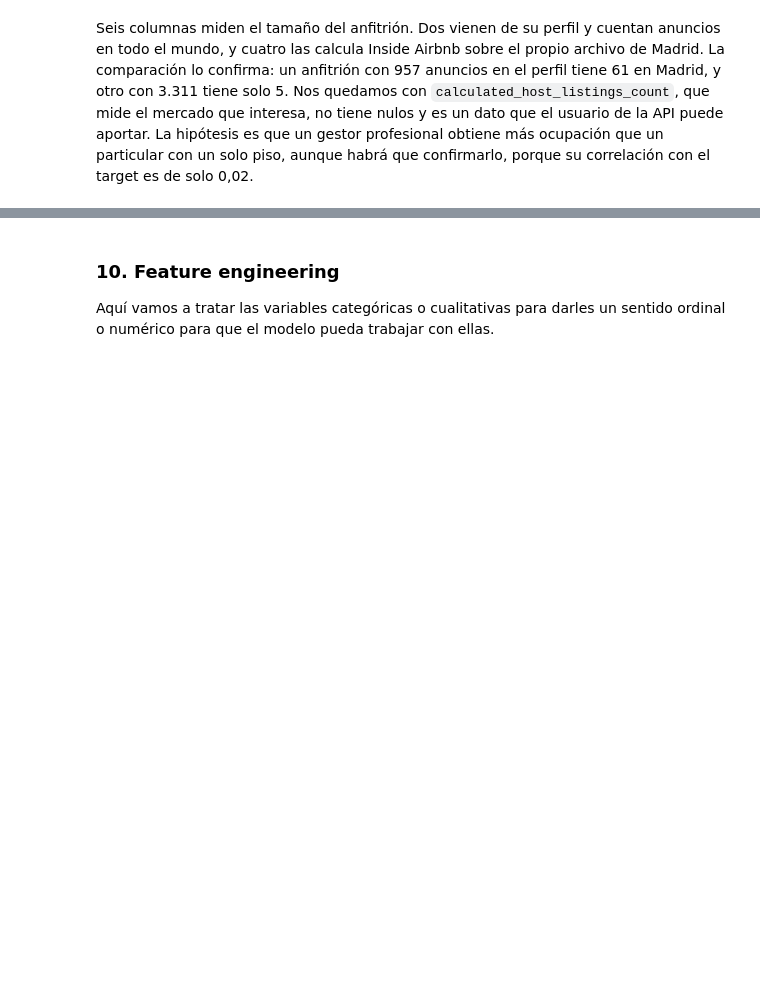
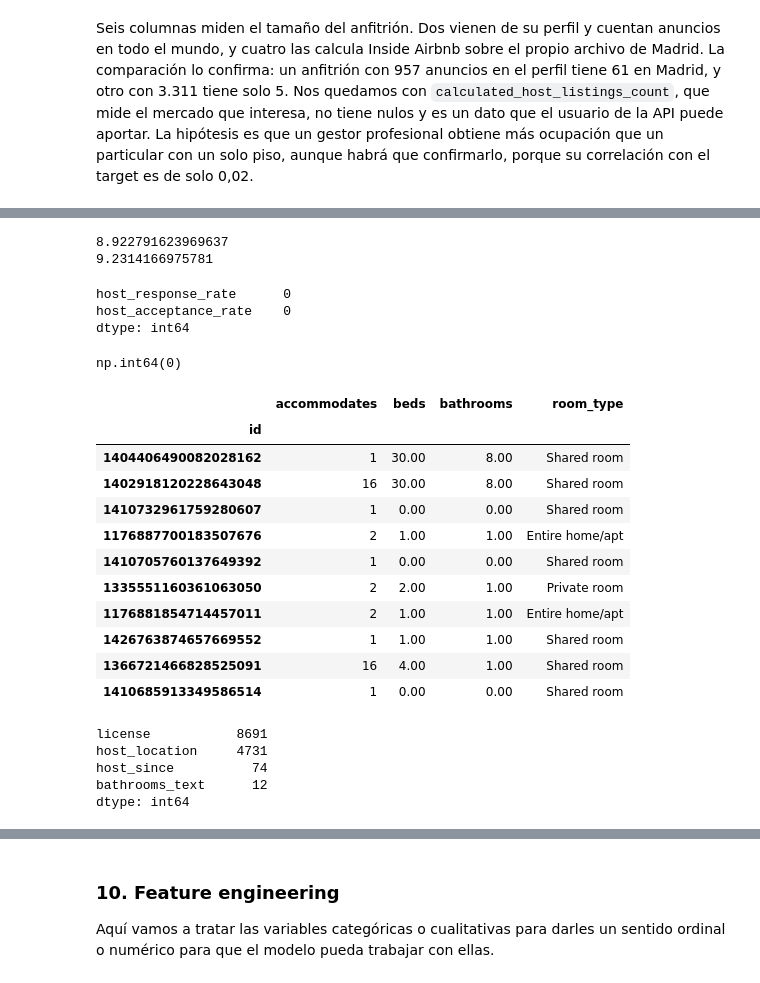
Before and after one commit to HimuraFresh/madrid-rental-revenue-prediction, a Jupyter notebook: notebooks/main.ipynb, the cells around one changed output, grey strips where cells are left out. Saved outputs shown, nothing was run; the diff lists cells and outputs as text; code cells hidden in the pictures; blank space fills up the shorter version.

```diff
--- a/notebooks/main.ipynb
+++ b/notebooks/main.ipynb
@@ -1353,0 +1310,7 @@ df.drop(columns=["last_review","first_review","host_response_time","host_verific
+# %%
+# Los 74 anuncios sin datos de anfitrión se imputan con el valor más frecuente
+
+for col in ["host_identity_verified", "host_has_profile_pic", "host_is_superhost"]:
+    moda = X_train[col].mode()[0]
+    X_train[col] = X_train[col].fillna(moda)
+    X_test[col] = X_test[col].fillna(moda)
@@ -1353,0 +1340,8 @@ df.drop(columns=["last_review","first_review","host_response_time","host_verific
+# %%
+sin_datos = X_train["host_response_rate"].isna()
+
+print(y_train_log[sin_datos].median())
+print(y_train_log[~sin_datos].median())
+# %% [output]
+8.922791623969637
+9.2314166975781
@@ -1353,0 +1359,6 @@ df.drop(columns=["last_review","first_review","host_response_time","host_verific
+# %%
+X_train[["host_response_rate", "host_acceptance_rate"]].isna().sum()
+# %% [output]
+host_response_rate      0
+host_acceptance_rate    0
+dtype: int64
@@ -1353,0 +1371,19 @@ df.drop(columns=["last_review","first_review","host_response_time","host_verific
+# %%
+X_train["host_response_time"].isna().sum()
+# %% [output]
+np.int64(0)
+# %%
+X_train.loc[X_train["bedrooms"].isna(), ["accommodates", "beds", "bathrooms", "room_type"]].head(10)
+# %% [output]
+|  | accommodates | beds | bathrooms | room_type |
+| id |  |  |  |  |
+| 1404406490082028162 | 1 | 30.00 | 8.00 | Shared room |
+| 1402918120228643048 | 16 | 30.00 | 8.00 | Shared room |
+| 1410732961759280607 | 1 | 0.00 | 0.00 | Shared room |
+| 1176887700183507676 | 2 | 1.00 | 1.00 | Entire home/apt |
+| 1410705760137649392 | 1 | 0.00 | 0.00 | Shared room |
+| 1335551160361063050 | 2 | 2.00 | 1.00 | Private room |
+| 1176881854714457011 | 2 | 1.00 | 1.00 | Entire home/apt |
+| 1426763874657669552 | 1 | 1.00 | 1.00 | Shared room |
+| 1366721466828525091 | 16 | 4.00 | 1.00 | Shared room |
+| 1410685913349586514 | 1 | 0.00 | 0.00 | Shared room |
@@ -1353,0 +1400,9 @@ df.drop(columns=["last_review","first_review","host_response_time","host_verific
+# %%
+nulos = X_train.isna().sum().sort_values(ascending=False)
+nulos[nulos > 0]
+# %% [output]
+license           8691
+host_location     4731
+host_since          74
+bathrooms_text      12
+dtype: int64
```
Also changed, not shown: parts of 42 cells of this notebook.
